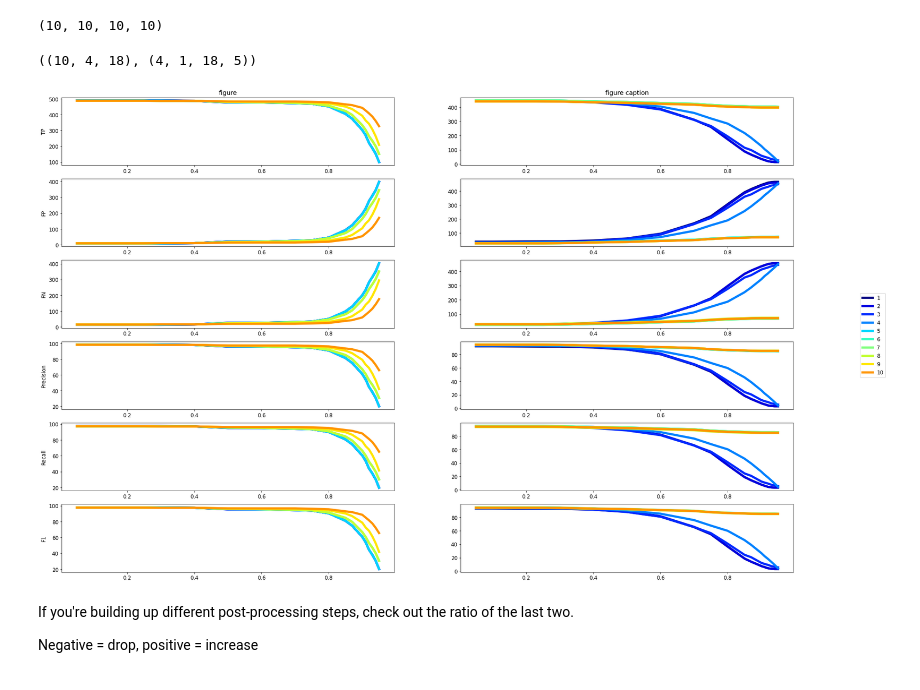
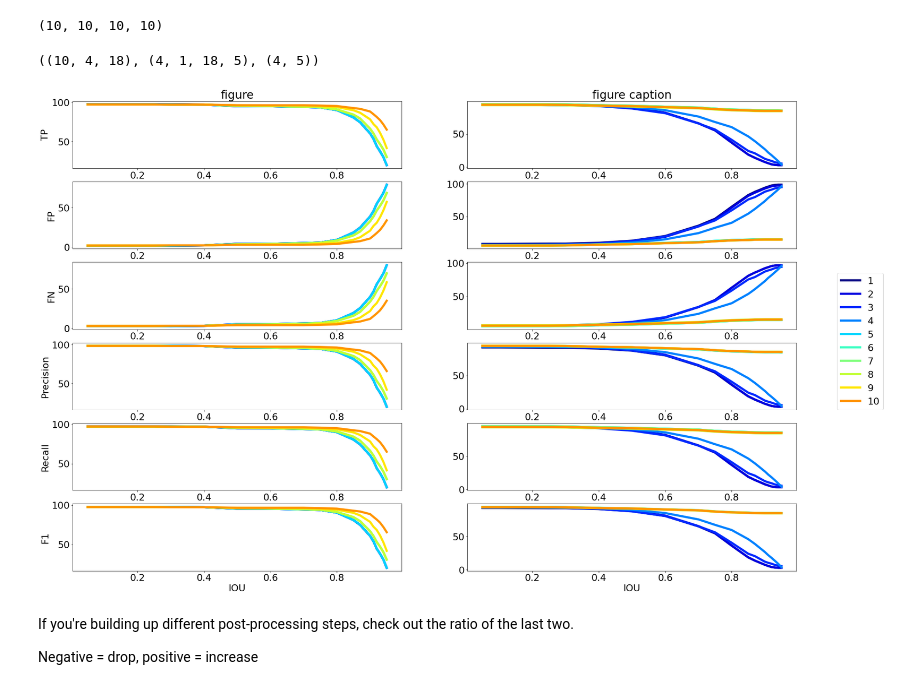
Before and after one commit to ReadingTimeMachine/figure_and_caption_extraction, a Jupyter notebook: explore_calculate_metrics.ipynb, the cells around one changed output. Drawn from its saved outputs; the diff is of its cells as text; code cells hidden in the pictures.

```diff
--- a/explore_calculate_metrics.ipynb
+++ b/explore_calculate_metrics.ipynb
@@ -411,6 +419,7 @@ len(trueboxes), len(foundboxes), len(foundlabels), len(foundscores)
 # %%
 precsave = []; recsave = []; f1save = []
 TPsave = []; FPsave = []; FNsave = []
+ttsave = []
 
 for t,fb,fl,fs in zip(trueboxes, foundboxes, foundlabels, foundscores):
     TPs, FPs, FNs, totalTrues = calc_base_metrics_allboxes_cv(LABELS,[scoremin],iouvec2,
@@ -422,49 +431,67 @@ for t,fb,fl,fs in zip(trueboxes, foundboxes, foundlabels, foundscores):
                                                    iouvec2)
 
     TPsave.append(TPs[:,0,:].sum(axis=-1)); FPsave.append(FPs[:,0,:].sum(axis=-1)); FNsave.append(FNs[:,0,:].sum(axis=-1))
+    ttsave.append(totalTrues[:,:].sum(axis=-1))
     precsave.append(precisions[:,0,:]); recsave.append(recalls[:,0,:]); f1save.append(f1s[:,0,:])
     #import sys; sys.exit()
 # %%
 #labels1
-np.array(TPsave).shape, TPs.shape
+np.array(TPsave).shape, TPs.shape, totalTrues.shape
 # %% [output]
-((10, 4, 18), (4, 1, 18, 5))
+((10, 4, 18), (4, 1, 18, 5), (4, 5))
 # %%
 n = len(foundboxes)+3
 colors = plt.cm.jet(np.linspace(0,1,n))
 ylabels = ['TP','FP','FN','Precision', 'Recall', 'F1']
 # %%
 lw=5
+# divide by trues?
+divide_tt = True
+# fontsize?
+plt.rcParams.update({'font.size': 22})
+
 fig, ax = plt.subplots(6,len(LABELS[:2]),figsize=(30,20))
-
-for ip,(p,r,f,tp,fp,fn) in enumerate(zip(precsave,recsave,f1save,TPsave,FPsave,FNsave)):
+for ip,(p,r,f,tp,fp,fn,tt) in enumerate(zip(precsave,recsave,f1save,TPsave,FPsave,FNsave,ttsave)):
     lwh=lw
     #lwh=5
     #if ip==8: lwh=10
     #lwh = 8-ip
     for il in range(len(LABELS[:2])):
-        ax[0][il].plot(iouvec2, tp[il],color=colors[ip],lw=lwh)
-        ax[1][il].plot(iouvec2, fp[il],color=colors[ip],lw=lwh)
-        ax[2][il].plot(iouvec2, fn[il],color=colors[ip],lw=lwh)
-        if il == 0:
-            ax[3][il].plot(iouvec2, p[il],color=colors[ip],label=str(ip+1),lw=lwh)
+        if not divide_tt:
+            ax[0][il].plot(iouvec2, tp[il],color=colors[ip],lw=lwh)
+            ax[1][il].plot(iouvec2, fp[il],color=colors[ip],lw=lwh)
+            ax[2][il].plot(iouvec2, fn[il],color=colors[ip],lw=lwh)
+            if il == 0:
+                ax[3][il].plot(iouvec2, p[il],color=colors[ip],label=str(ip+1),lw=lwh)
+            else:
+                ax[3][il].plot(iouvec2, p[il],color=colors[ip],lw=lwh)
+            ax[4][il].plot(iouvec2, r[il],color=colors[ip],lw=lwh)
+            ax[5][il].plot(iouvec2, f[il],color=colors[ip],lw=lwh)
         else:
-            ax[3][il].plot(iouvec2, p[il],color=colors[ip],lw=lwh)
-        ax[4][il].plot(iouvec2, r[il],color=colors[ip],lw=lwh)
-        ax[5][il].plot(iouvec2, f[il],color=colors[ip],lw=lwh)
+            ax[0][il].plot(iouvec2, tp[il]/tt[il]*100,color=colors[ip],lw=lwh)
+            ax[1][il].plot(iouvec2, fp[il]/tt[il]*100,color=colors[ip],lw=lwh)
+            ax[2][il].plot(iouvec2, fn[il]/tt[il]*100,color=colors[ip],lw=lwh)
+            if il == 0:
+                ax[3][il].plot(iouvec2, p[il],color=colors[ip],label=str(ip+1),lw=lwh)
+            else:
+                ax[3][il].plot(iouvec2, p[il],color=colors[ip],lw=lwh)
+            ax[4][il].plot(iouvec2, r[il],color=colors[ip],lw=lwh)
+            ax[5][il].plot(iouvec2, f[il],color=colors[ip],lw=lwh)
 
 for k in range(6):
     ax[k][0].set_ylabel(ylabels[k])
     #for j in range(len(LABELS[:2])):
     #    ax[k][j].set_yscale('log')
 
 ax[0][0].set_title('figure')
 ax[0][1].set_title('figure caption')
+ax[5][0].set_xlabel('IOU')
+ax[5][1].set_xlabel('IOU')
 
 fig.legend(loc='center right')
 plt.show()
 # %% [output]
-[figure, old version]
+[figure, new version]
 # %% [markdown]
 If you're building up different post-processing steps, check out the ratio of the last two.
 
```
Also changed, not shown: parts of 6 cells of this notebook, 1 other file.
